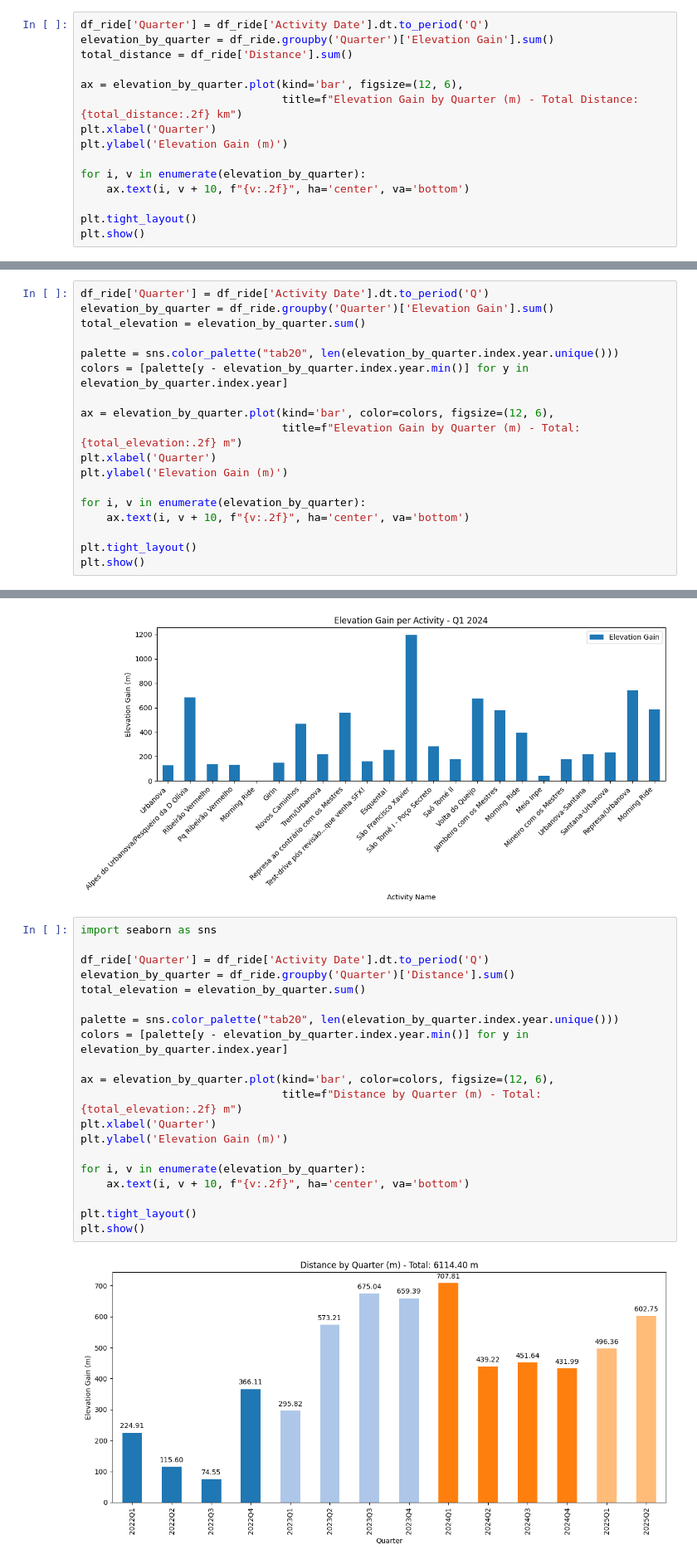
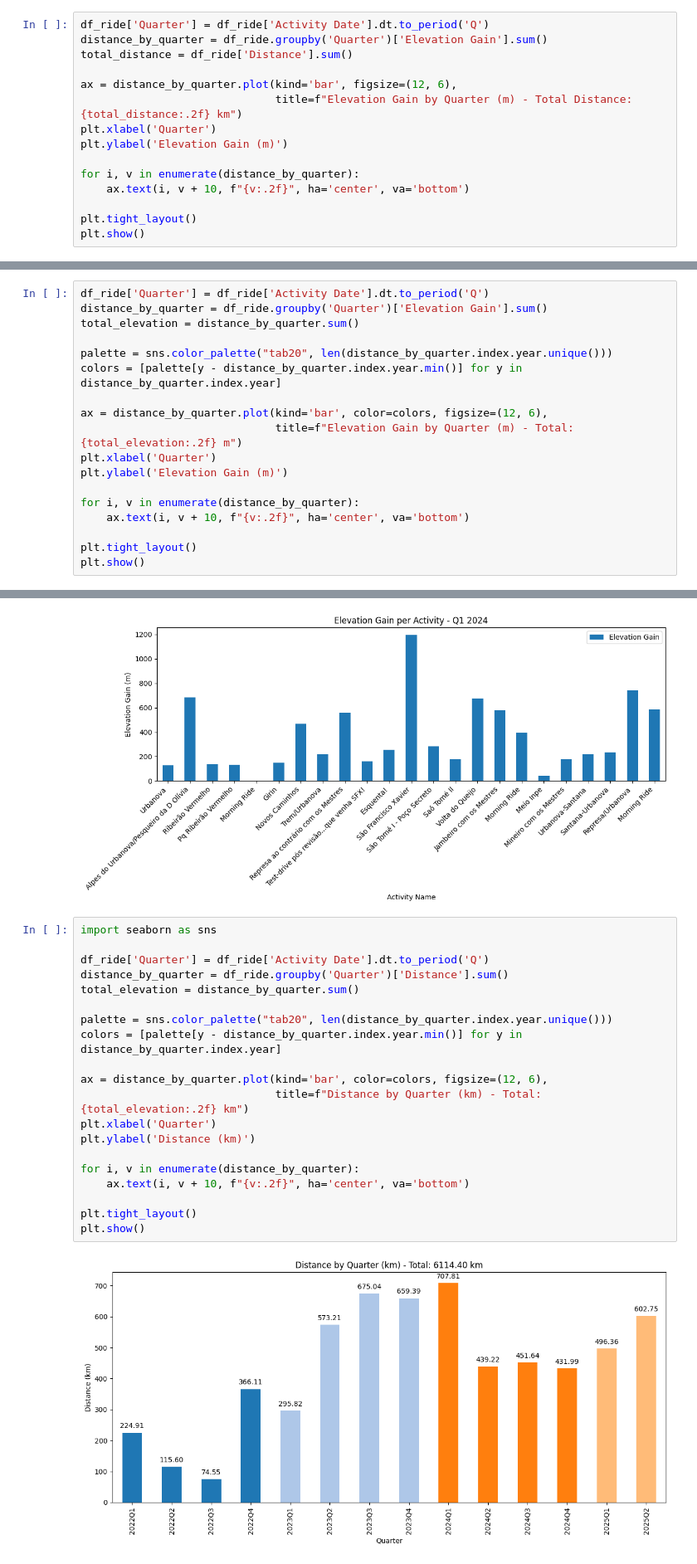
Before and after one commit to assismauro/Strava, a Jupyter notebook: strava_data_analisys.ipynb, the cells around one changed output, grey strips where cells are left out. Shown at 83% size. Cells and saved outputs as stored; diff of their text form.

```diff
--- a/strava_data_analisys.ipynb
+++ b/strava_data_analisys.ipynb
@@ -201,15 +189,15 @@ plt.show()
 [figure]
 # %%
 df_ride['Quarter'] = df_ride['Activity Date'].dt.to_period('Q')
-elevation_by_quarter = df_ride.groupby('Quarter')['Elevation Gain'].sum()
+distance_by_quarter = df_ride.groupby('Quarter')['Elevation Gain'].sum()
 total_distance = df_ride['Distance'].sum()
 
-ax = elevation_by_quarter.plot(kind='bar', figsize=(12, 6),
-                               title=f"Elevation Gain by Quarter (m) - Total Distance: {total_distance:.2f} km")
+ax = distance_by_quarter.plot(kind='bar', figsize=(12, 6),
+                              title=f"Elevation Gain by Quarter (m) - Total Distance: {total_distance:.2f} km")
 plt.xlabel('Quarter')
 plt.ylabel('Elevation Gain (m)')
 
-for i, v in enumerate(elevation_by_quarter):
+for i, v in enumerate(distance_by_quarter):
     ax.text(i, v + 10, f"{v:.2f}", ha='center', va='bottom')
 
 plt.tight_layout()
@@ -218,18 +206,18 @@ plt.show()
 [figure]
 # %%
 df_ride['Quarter'] = df_ride['Activity Date'].dt.to_period('Q')
-elevation_by_quarter = df_ride.groupby('Quarter')['Elevation Gain'].sum()
-total_elevation = elevation_by_quarter.sum()
+distance_by_quarter = df_ride.groupby('Quarter')['Elevation Gain'].sum()
+total_elevation = distance_by_quarter.sum()
 
-palette = sns.color_palette("tab20", len(elevation_by_quarter.index.year.unique()))
-colors = [palette[y - elevation_by_quarter.index.year.min()] for y in elevation_by_quarter.index.year]
+palette = sns.color_palette("tab20", len(distance_by_quarter.index.year.unique()))
+colors = [palette[y - distance_by_quarter.index.year.min()] for y in distance_by_quarter.index.year]
 
-ax = elevation_by_quarter.plot(kind='bar', color=colors, figsize=(12, 6),
-                               title=f"Elevation Gain by Quarter (m) - Total: {total_elevation:.2f} m")
+ax = distance_by_quarter.plot(kind='bar', color=colors, figsize=(12, 6),
+                              title=f"Elevation Gain by Quarter (m) - Total: {total_elevation:.2f} m")
 plt.xlabel('Quarter')
 plt.ylabel('Elevation Gain (m)')
 
-for i, v in enumerate(elevation_by_quarter):
+for i, v in enumerate(distance_by_quarter):
     ax.text(i, v + 10, f"{v:.2f}", ha='center', va='bottom')
 
 plt.tight_layout()
@@ -249,25 +237,25 @@ plt.show()
 # %%
 import seaborn as sns
 
 df_ride['Quarter'] = df_ride['Activity Date'].dt.to_period('Q')
-elevation_by_quarter = df_ride.groupby('Quarter')['Distance'].sum()
-total_elevation = elevation_by_quarter.sum()
+distance_by_quarter = df_ride.groupby('Quarter')['Distance'].sum()
+total_elevation = distance_by_quarter.sum()
 
-palette = sns.color_palette("tab20", len(elevation_by_quarter.index.year.unique()))
-colors = [palette[y - elevation_by_quarter.index.year.min()] for y in elevation_by_quarter.index.year]
+palette = sns.color_palette("tab20", len(distance_by_quarter.index.year.unique()))
+colors = [palette[y - distance_by_quarter.index.year.min()] for y in distance_by_quarter.index.year]
 
-ax = elevation_by_quarter.plot(kind='bar', color=colors, figsize=(12, 6),
-                               title=f"Distance by Quarter (m) - Total: {total_elevation:.2f} m")
+ax = distance_by_quarter.plot(kind='bar', color=colors, figsize=(12, 6),
+                              title=f"Distance by Quarter (km) - Total: {total_elevation:.2f} km")
 plt.xlabel('Quarter')
-plt.ylabel('Elevation Gain (m)')
+plt.ylabel('Distance (km)')
 
-for i, v in enumerate(elevation_by_quarter):
+for i, v in enumerate(distance_by_quarter):
     ax.text(i, v + 10, f"{v:.2f}", ha='center', va='bottom')
 
 plt.tight_layout()
 plt.show()
 # %% [output]
-[figure, old version]
+[figure, new version]
 # %%
 df_2024_q1 = df_ride[(df_ride['Activity Date'].dt.to_period('Q') == '2025Q2')]
 df_2024_q1.plot.bar(x='Activity Name', y='Relative Effort', figsize=(12, 6), title='Relative Effort per Activity - Q2 2025')
```
Also changed, not shown: parts of 15 cells of this notebook.
